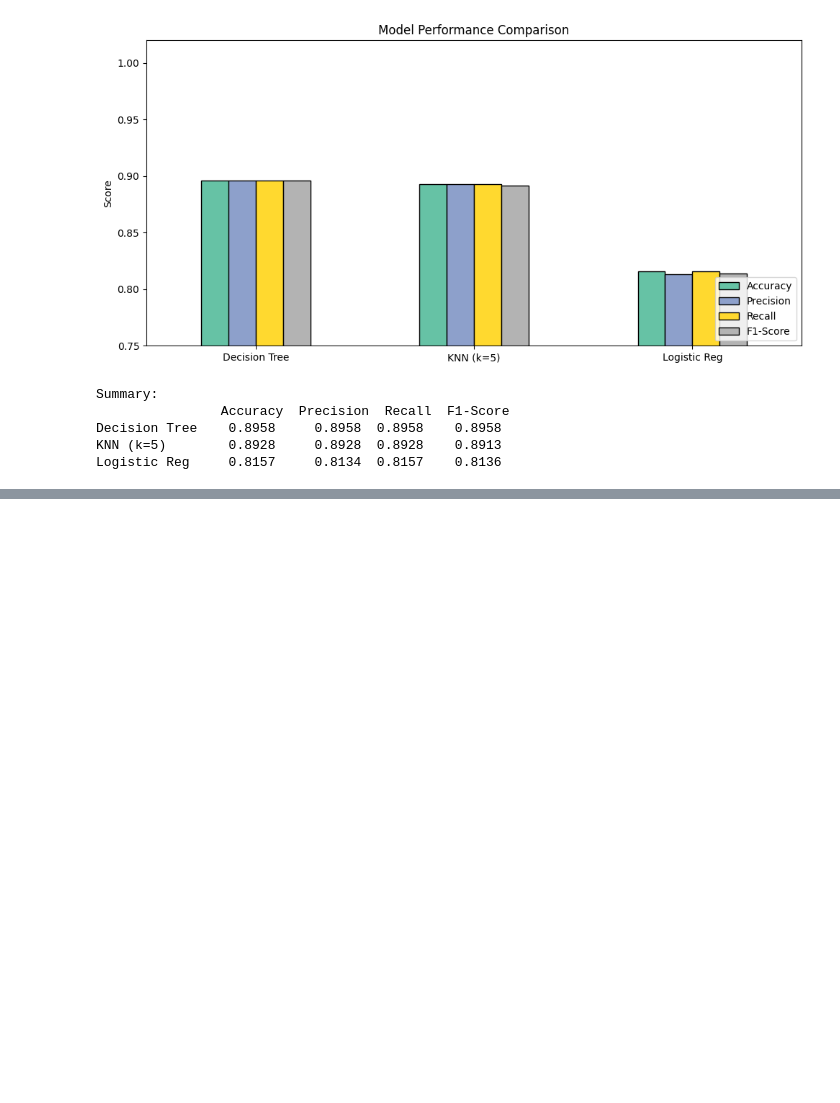
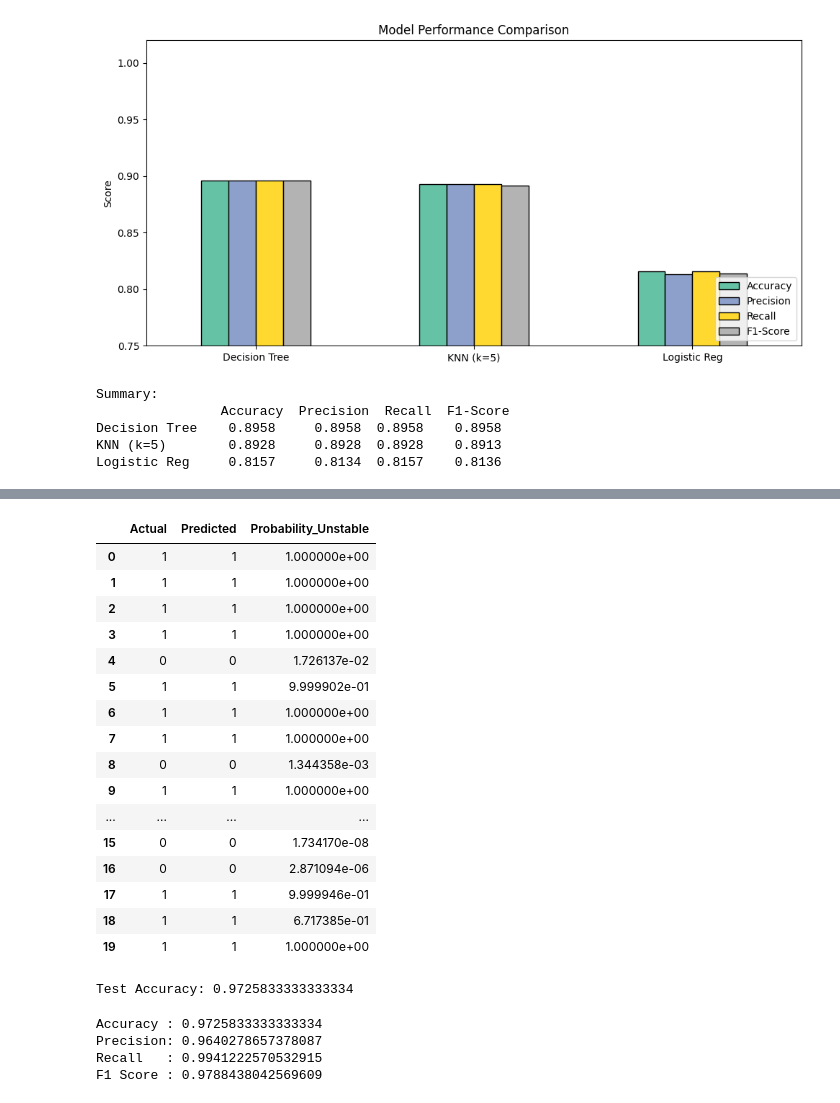
Before and after one commit to sabbirpuspo/LearningforMe, a Jupyter notebook: SG_Stability_Practice.ipynb, the cells around one changed output, grey strips where cells are left out. Saved outputs shown, nothing was run; the diff lists cells and outputs as text; code cells hidden in the pictures; blank space fills up the shorter version.

```diff
--- a/SG_Stability_Practice.ipynb
+++ b/SG_Stability_Practice.ipynb
@@ -250,0 +545,42 @@ Logistic Reg     0.8157     0.8134  0.8157    0.8136
+# %%
+comparison = pd.DataFrame({
+    "Actual": y_test.values[:20],
+    "Predicted": y_pred[:20],
+    "Probability_Unstable": y_probability[:20].flatten()
+})
+
+comparison
+# %% [output]
+|  | Actual | Predicted | Probability_Unstable |
+| 0 | 1 | 1 | 1.000000e+00 |
+| 1 | 1 | 1 | 1.000000e+00 |
+| 2 | 1 | 1 | 1.000000e+00 |
+| 3 | 1 | 1 | 1.000000e+00 |
+| 4 | 0 | 0 | 1.726137e-02 |
+| 5 | 1 | 1 | 9.999902e-01 |
+| 6 | 1 | 1 | 1.000000e+00 |
+| 7 | 1 | 1 | 1.000000e+00 |
+| 8 | 0 | 0 | 1.344358e-03 |
+| 9 | 1 | 1 | 1.000000e+00 |
+| ... | ... | ... | ... |
+| 15 | 0 | 0 | 1.734170e-08 |
+| 16 | 0 | 0 | 2.871094e-06 |
+| 17 | 1 | 1 | 9.999946e-01 |
+| 18 | 1 | 1 | 6.717385e-01 |
+| 19 | 1 | 1 | 1.000000e+00 |
+# %%
+accuracy = accuracy_score(y_test, y_pred)
+
+print("Test Accuracy:", accuracy)
+# %% [output]
+Test Accuracy: 0.9725833333333334
+# %%
+print("Accuracy :", accuracy_score(y_test, y_pred))
+print("Precision:", precision_score(y_test, y_pred))
+print("Recall   :", recall_score(y_test, y_pred))
+print("F1 Score :", f1_score(y_test, y_pred))
+# %% [output]
+Accuracy : 0.9725833333333334
+Precision: 0.9640278657378087
+Recall   : 0.9941222570532915
+F1 Score : 0.9788438042569609
```
Also changed, not shown: parts of 35 cells of this notebook.
